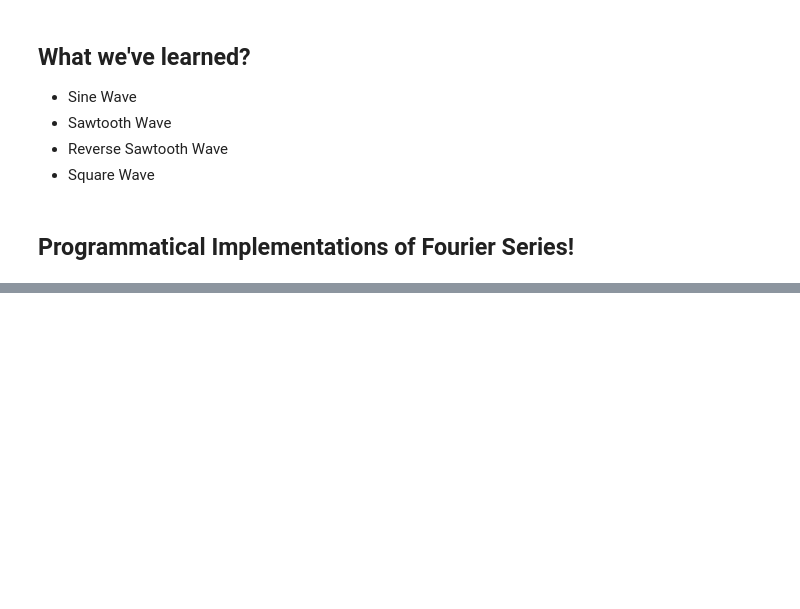
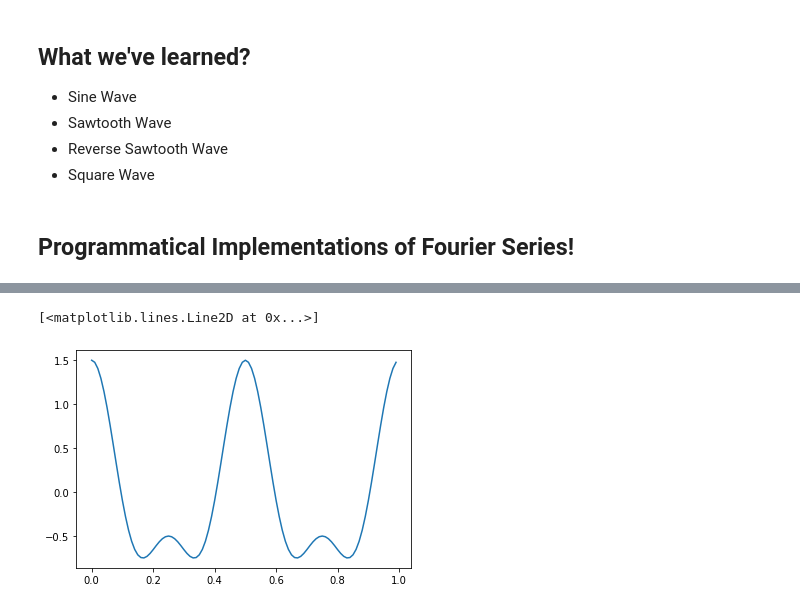
Before and after one commit to prp-e/dsp-course, a Jupyter notebook: DSP Course.ipynb, the cells around one changed output, grey strips where cells are left out. Drawn from its saved outputs; the diff is of its cells as text; code cells hidden in the pictures; blank space fills up the shorter version.

```diff
--- a/DSP Course.ipynb
+++ b/DSP Course.ipynb
@@ -269,0 +289,7 @@ plt.plot(time, square_wave)
+# %%
+result = wave + harmonic_1
+
+plt.plot(t, result)
+# %% [output]
+[<matplotlib.lines.Line2D at 0x...>]
+[figure, added]
```
Also changed, not shown: parts of 8 cells of this notebook, 2 other files.
